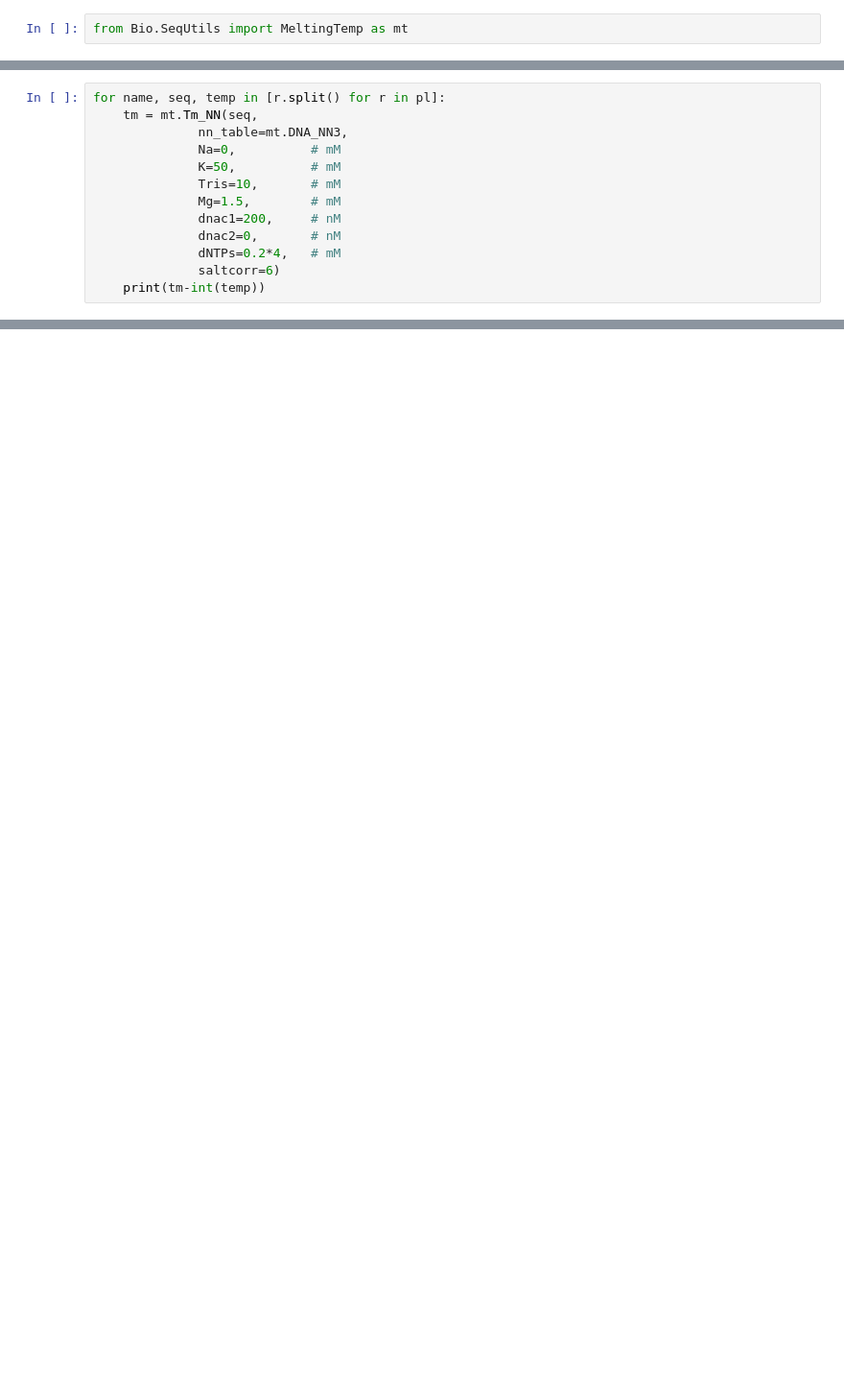
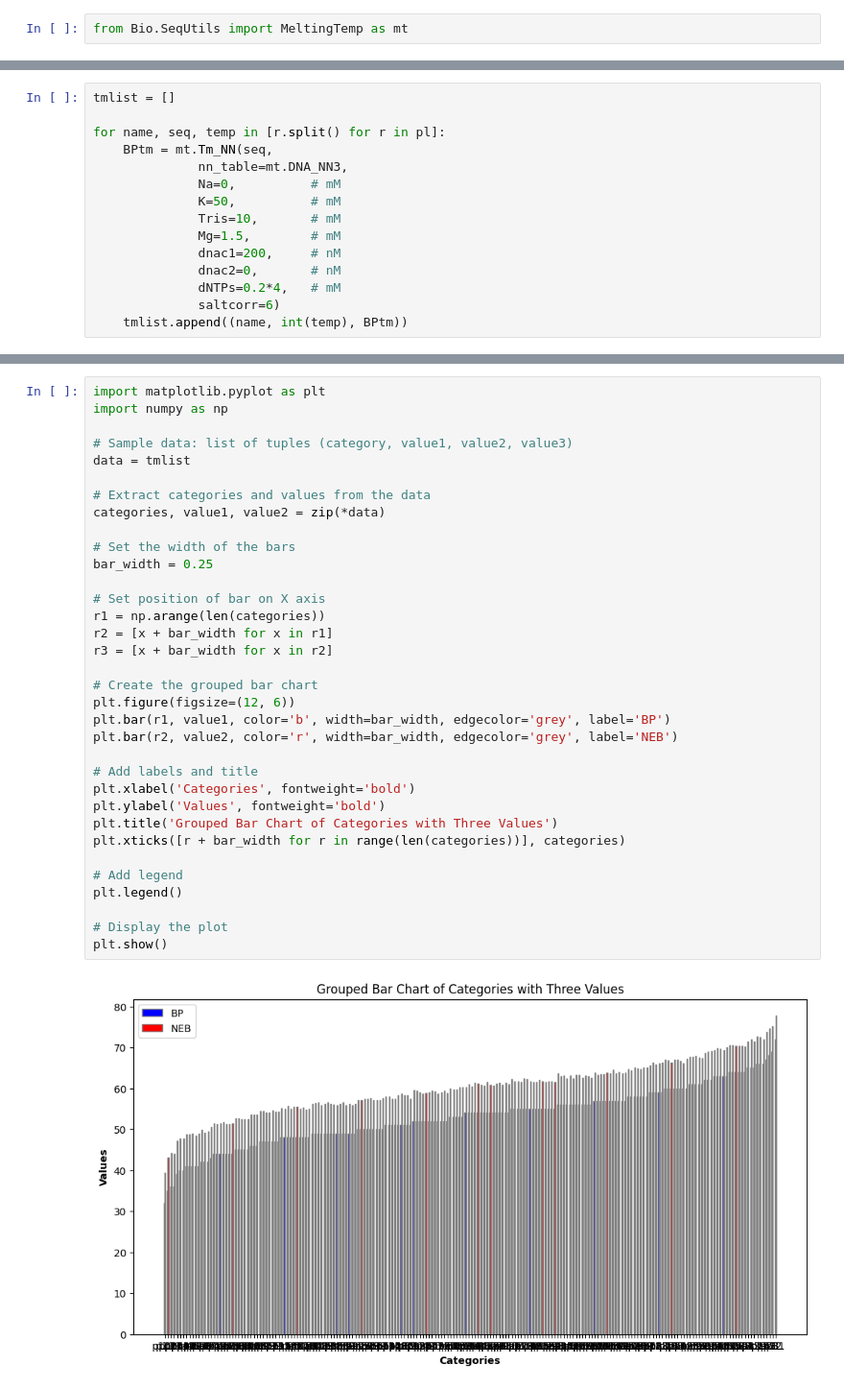
Before and after one commit to BjornFJohansson/tm, a Jupyter notebook: NEB Taq DNA Polymerase with Standard Taq Buffer/NEB Taq DNA Polymerase with Standard Taq Buffer.ipynb, the cells around one changed output, grey strips where cells are left out. Shown at 96% size. Drawn from its saved outputs; the diff is of its cells as text; blank space fills up the shorter version.

Commit message:
updated with plot

```diff
--- a/NEB Taq DNA Polymerase with Standard Taq Buffer/NEB Taq DNA Polymerase with Standard Taq Buffer.ipynb
+++ b/NEB Taq DNA Polymerase with Standard Taq Buffer/NEB Taq DNA Polymerase with Standard Taq Buffer.ipynb
@@ -291,8 +314,10 @@ p22	CGCGTGTCATGGCCGGCG	69
 p31	GCCAGGCTCCGCGTGCCG	72
 """.splitlines()
 # %%
+tmlist = []
+
 for name, seq, temp in [r.split() for r in pl]:
-    tm = mt.Tm_NN(seq,
+    BPtm = mt.Tm_NN(seq,
               nn_table=mt.DNA_NN3,
               Na=0,          # mM
               K=50,          # mM
@@ -302,4 +327,4 @@ for name, seq, temp in [r.split() for r in pl]:
               dnac2=0,       # nM
               dNTPs=0.2*4,   # mM
               saltcorr=6)
-    print(tm-int(temp))
+    tmlist.append((name, int(temp), BPtm))
@@ -349,0 +331,36 @@ mt.Tm_NN("AACGTGAATTCTGGCA",
+# %%
+import matplotlib.pyplot as plt
+import numpy as np
+
+# Sample data: list of tuples (category, value1, value2, value3)
+data = tmlist
+
+# Extract categories and values from the data
+categories, value1, value2 = zip(*data)
+
+# Set the width of the bars
+bar_width = 0.25
+
+# Set position of bar on X axis
+r1 = np.arange(len(categories))
+r2 = [x + bar_width for x in r1]
+r3 = [x + bar_width for x in r2]
+
+# Create the grouped bar chart
+plt.figure(figsize=(12, 6))
+plt.bar(r1, value1, color='b', width=bar_width, edgecolor='grey', label='BP')
+plt.bar(r2, value2, color='r', width=bar_width, edgecolor='grey', label='NEB')
+
+# Add labels and title
+plt.xlabel('Categories', fontweight='bold')
+plt.ylabel('Values', fontweight='bold')
+plt.title('Grouped Bar Chart of Categories with Three Values')
+plt.xticks([r + bar_width for r in range(len(categories))], categories)
+
+# Add legend
+plt.legend()
+
+# Display the plot
+plt.show()
+# %% [output]
+[figure, added]
```
Also changed, not shown: parts of 9 cells of this notebook, 2 other files.
